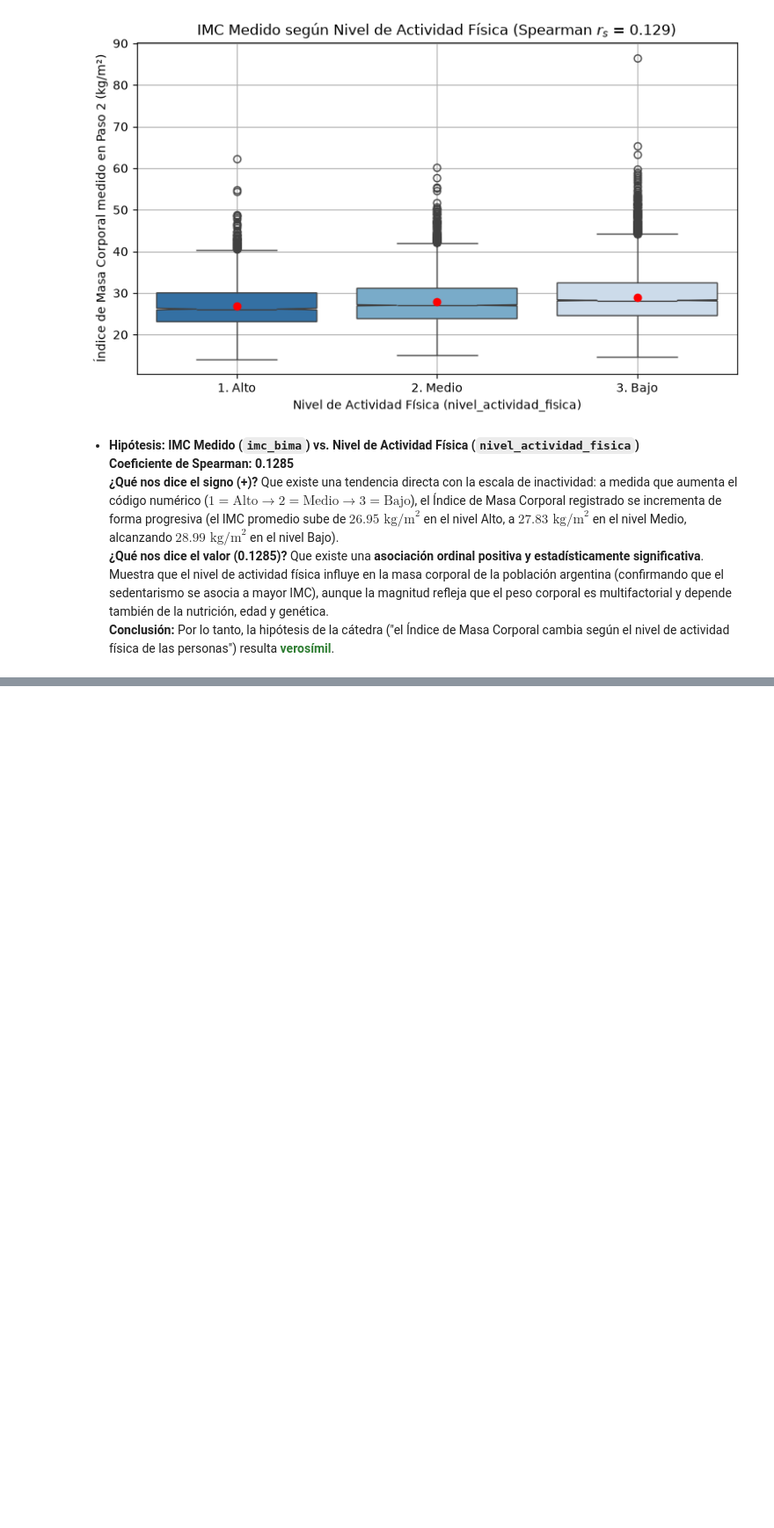
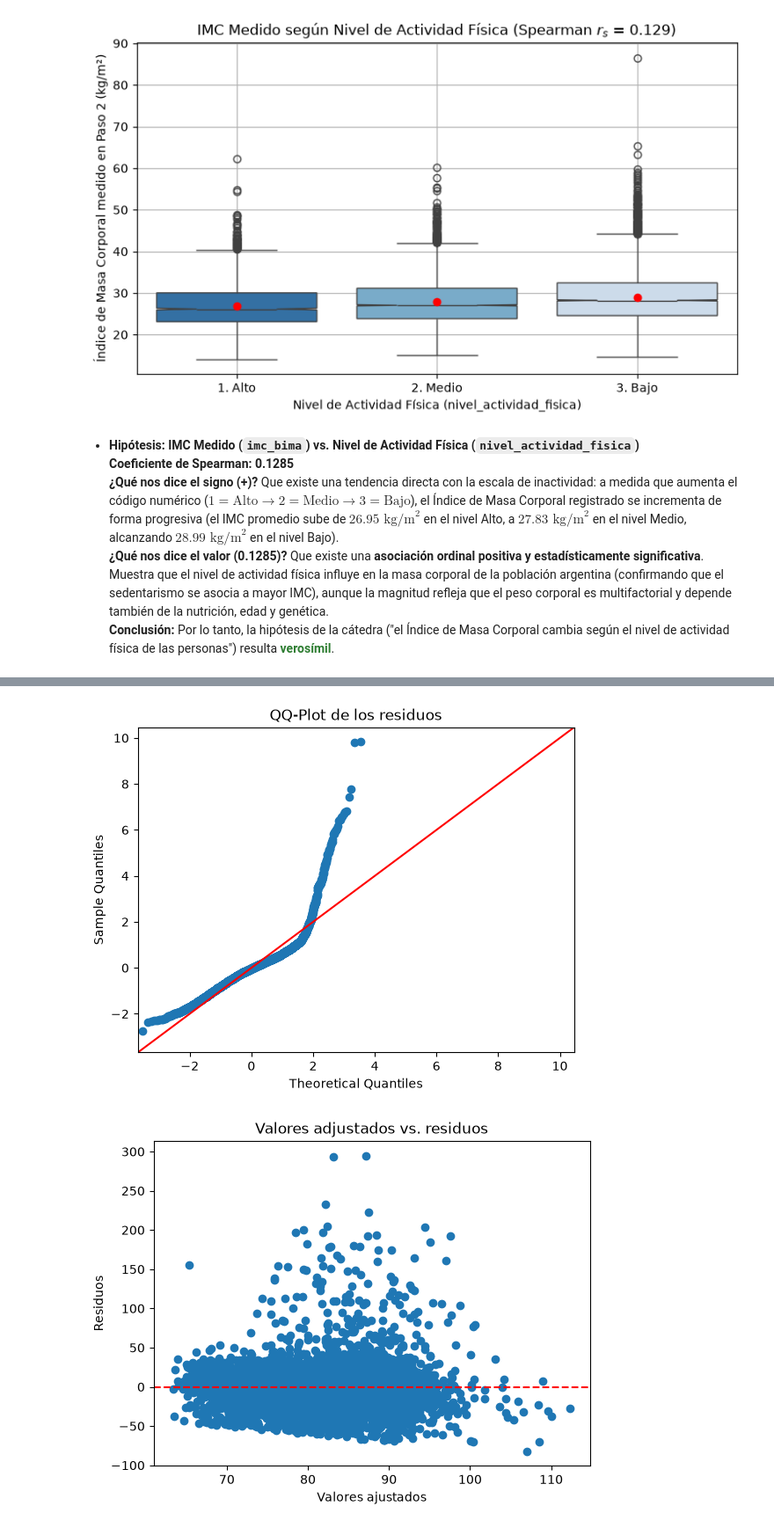
Before and after one commit to agustinlopezgh/TPE-FdlCdD-2026, a Jupyter notebook: Pruebas1.ipynb, the cells around one changed output, grey strips where cells are left out. Shown at 88% size. Cells and saved outputs as stored; diff of their text form; code cells hidden in the pictures; blank space fills up the shorter version.

```diff
--- a/Pruebas1.ipynb
+++ b/Pruebas1.ipynb
@@ -390,0 +504,14 @@ Passing `palette` without assigning `hue` is deprecated and will be removed in v
+# %%
+def regresion_lineal(dataset):
+    X = dataset.drop("glucosa_registrada",axis=1)
+    y = dataset["glucosa_registrada"].to_frame()
+
+    scaler = StandardScaler()
+    X_scaled = scaler.fit_transform(X)
+    X_scaled_df = pd.DataFrame(X_scaled, columns=X.columns)
+    X_scaled_df_ = sm.add_constant(X_scaled_df)
+    model = sm.OLS(y, X_scaled_df_).fit()
+    print(model.summary())
+    return model
+
+model = regresion_lineal(dataset_hip_6)
@@ -390,0 +549,38 @@ Passing `palette` without assigning `hue` is deprecated and will be removed in v
+# %%
+def graficos_normalidad(model):
+# Estandarización para comparar cuantiles en la misma escala
+    zresid = (model.resid-model.resid.mean())/model.resid.std()
+
+    # QQ-Plot
+    sm.qqplot(zresid, line='45')
+    plt.title("QQ-Plot de los residuos")
+    plt.show()
+
+    # Valores ajustados vs residuos
+    plt.scatter(model.fittedvalues, model.resid)
+    plt.xlabel("Valores ajustados")
+    plt.ylabel("Residuos")
+    plt.title("Valores adjustados vs. residuos")
+    plt.axhline(0, color='red', linestyle='--')
+    plt.show()
+
+    # Histograma de residuos
+    plt.hist(model.resid, bins=100, density=True)
+    # Ajustamos una curva normal a esos residuos
+    mu, std = stats.norm.fit(model.resid)
+    # Graficamos la curva de la distribución normal
+    xmin, xmax = plt.xlim()
+    x = np.linspace(xmin, xmax, 100)
+    p = stats.norm.pdf(x, mu, std)
+    plt.plot(x, p, 'k', linewidth=2)
+
+    plt.xlabel("Residuales")
+    plt.ylabel("Frecuencia")
+    plt.title("Histograma de los residuos")
+    plt.legend(["Distribución normal", "Residuos"])
+    plt.show()
+
+graficos_normalidad(model)
+# %% [output]
+[figure, added]
+[figure, added]
```
Also changed, not shown: parts of 62 cells of this notebook, 1 other file.
